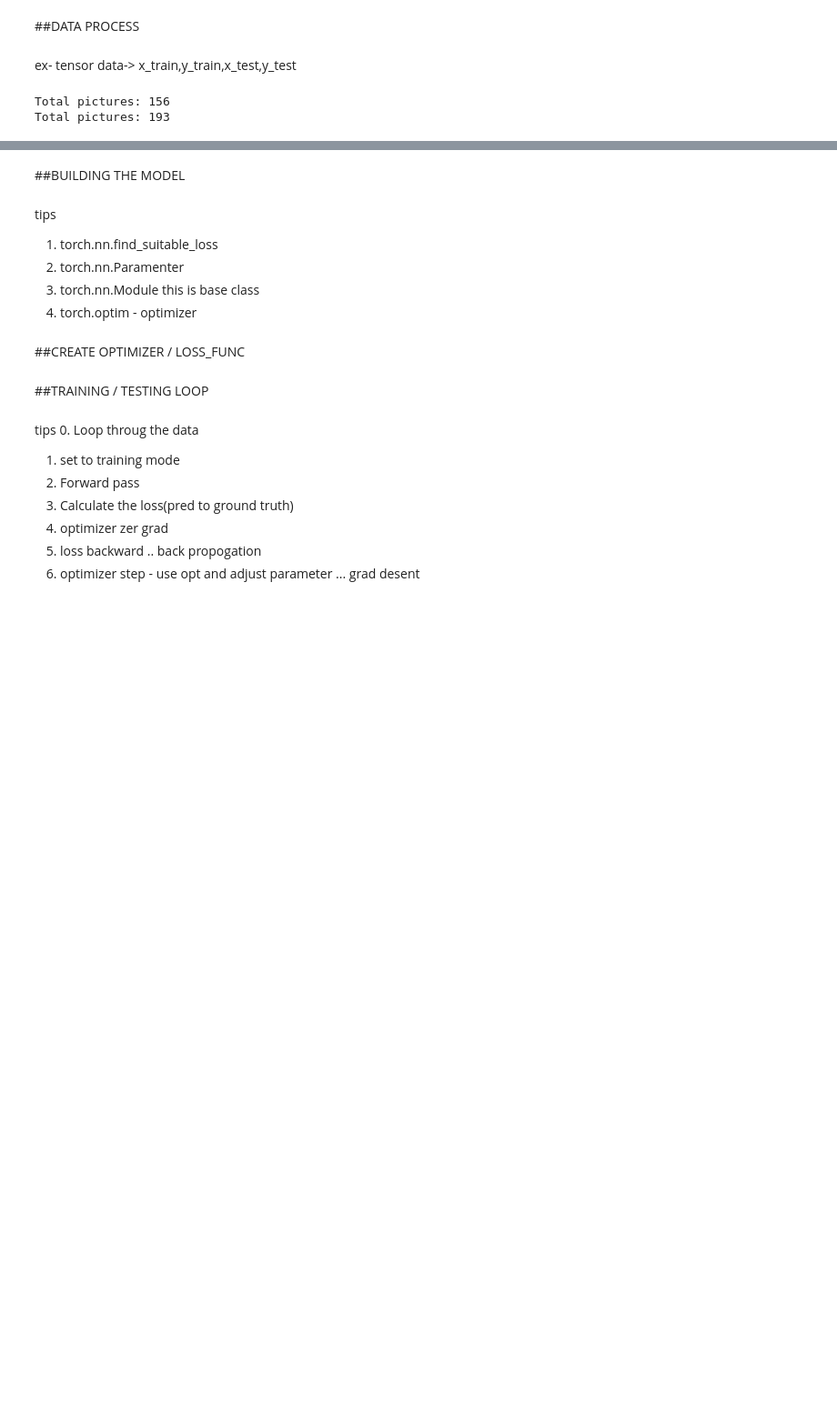
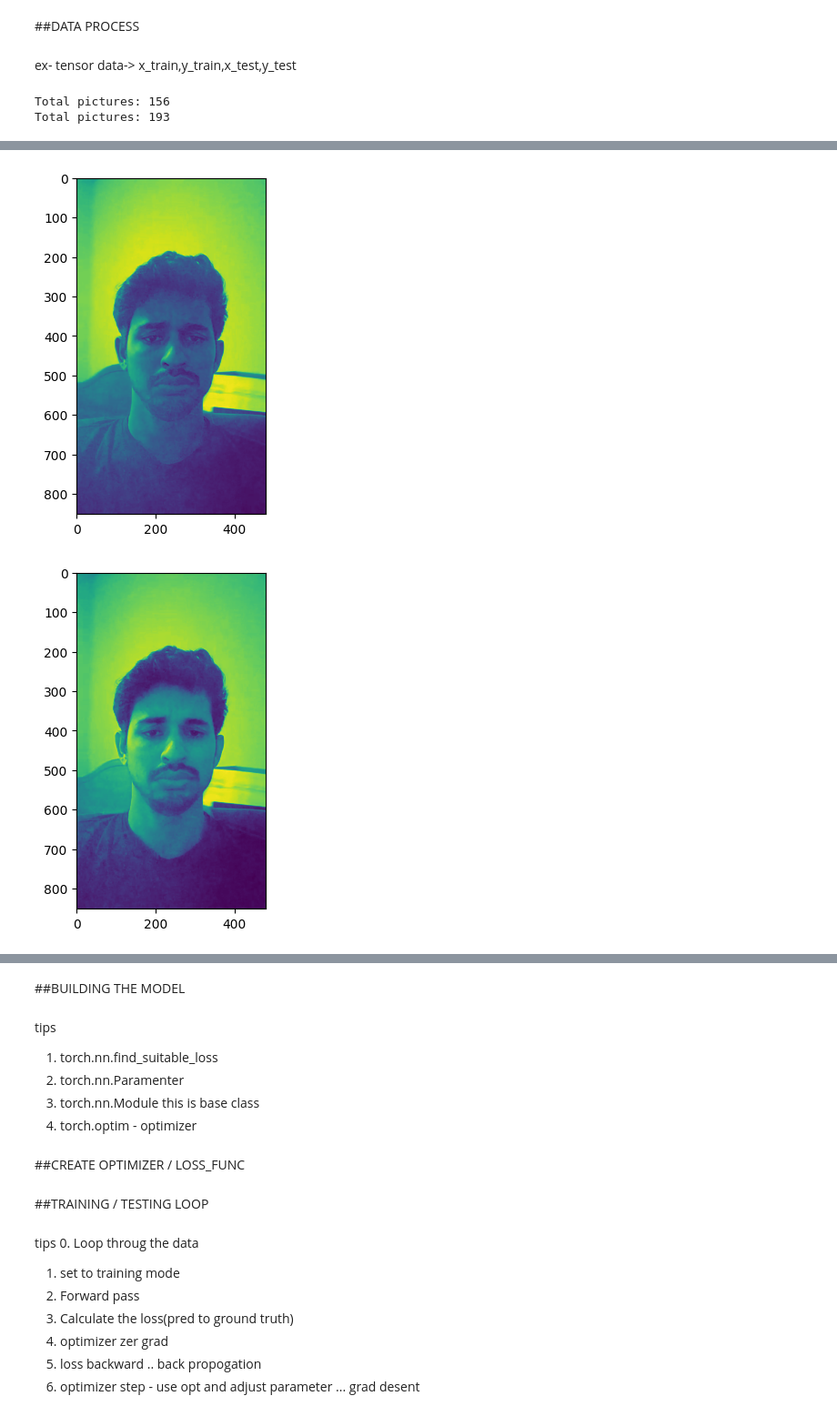
Before and after one commit to AhamedShimak/My-AI-Projects, a Jupyter notebook: happy_or_sad.ipynb, the cells around one changed output, grey strips where cells are left out. Shown at 91% size. Saved outputs shown, nothing was run; the diff lists cells and outputs as text; code cells hidden in the pictures; blank space fills up the shorter version.

```diff
--- a/happy_or_sad.ipynb
+++ b/happy_or_sad.ipynb
@@ -537,0 +554,19 @@ plt.imshow(happy[60])
+# %%
+#data_whole_set_process
+
+happy.shape,sad.shape
+#transform to 0-1
+happy_tr,sad_tr=happy/255 ,sad/255
+happy_set=happy_tr.permute(0,3,1,2)
+sad_set=sad_tr.permute(0,3,1,2)
+# %%
+img=sad_set[50]
+plt.imshow(img[0])
+plt.show()
+plt.imshow(img[2])
+plt.show()
+plt.imshow(img[1])
+plt.show()
+# %% [output]
+[figure, added]
+[figure, added]
```
Also changed, not shown: parts of 15 cells of this notebook.
